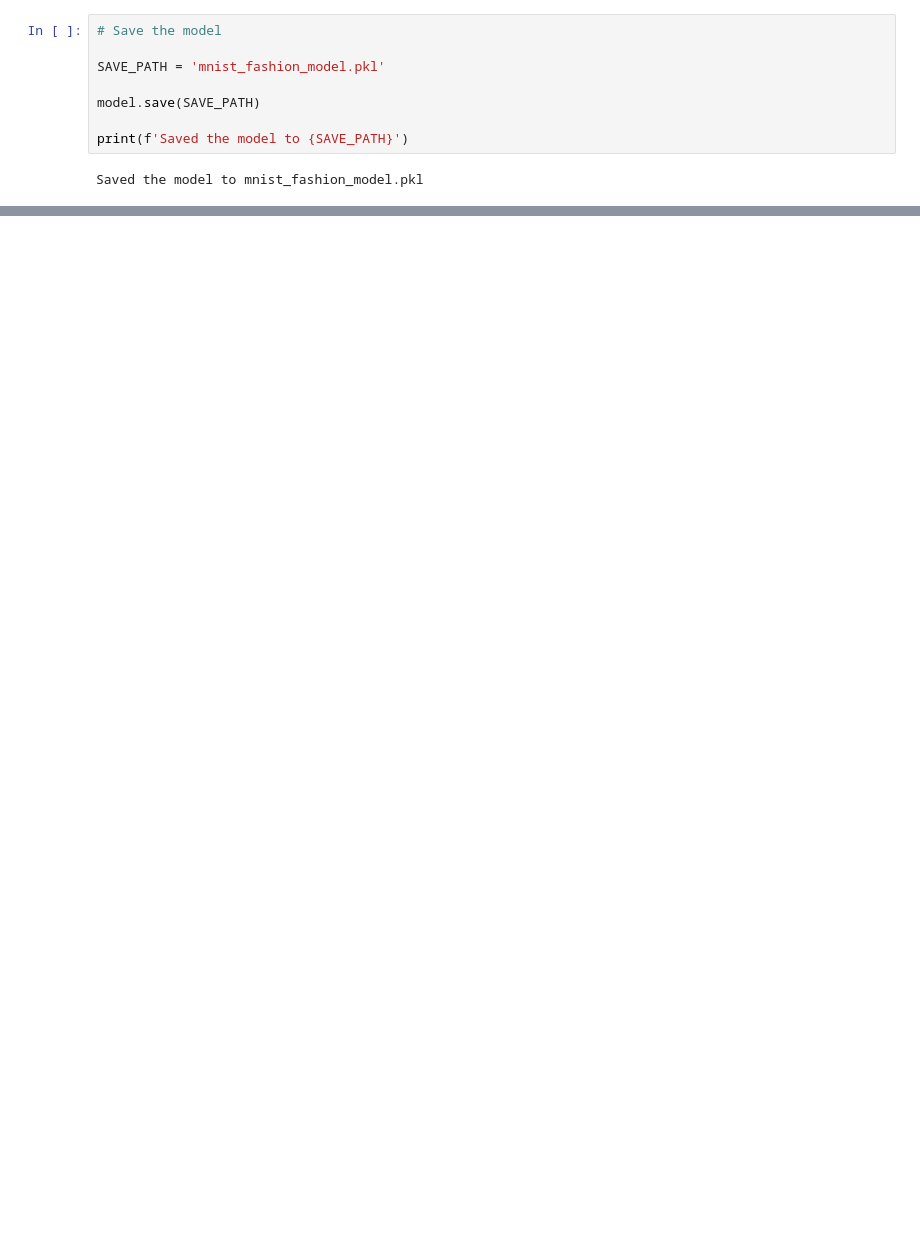
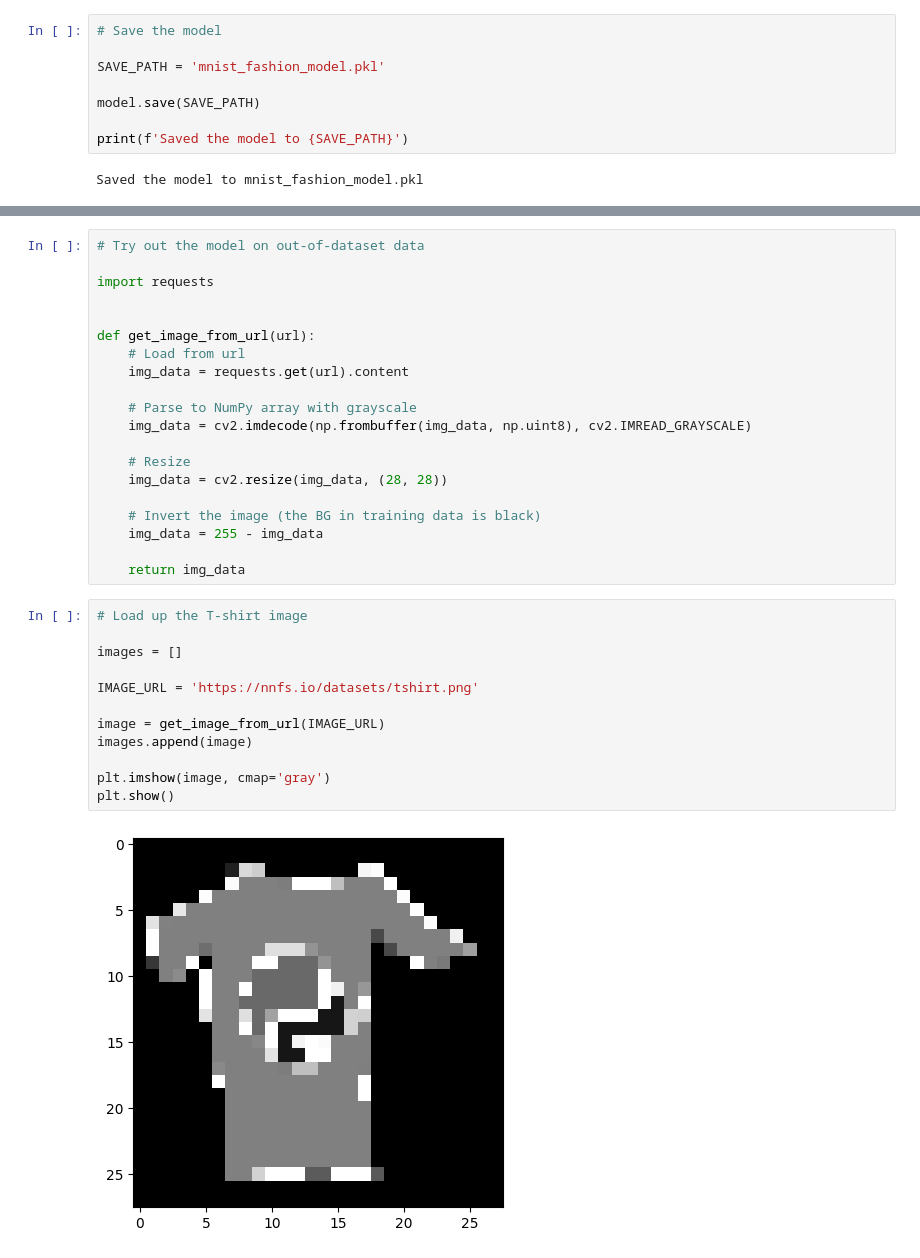
Before and after one commit to limtis0/NeularNetworksFromScratch, a Jupyter notebook: mnist_training.ipynb, the cells around one changed output, grey strips where cells are left out. Cells and saved outputs as stored; diff of their text form; blank space fills up the shorter version.

```diff
--- a/mnist_training.ipynb
+++ b/mnist_training.ipynb
@@ -185,0 +215,34 @@ Evaluation - acc: 0.919, loss: 0.218
+# %%
+# Try out the model on out-of-dataset data
+
+import requests
+
+
+def get_image_from_url(url):
+    # Load from url
+    img_data = requests.get(url).content
+
+    # Parse to NumPy array with grayscale
+    img_data = cv2.imdecode(np.frombuffer(img_data, np.uint8), cv2.IMREAD_GRAYSCALE)
+
+    # Resize
+    img_data = cv2.resize(img_data, (28, 28))
+
+    # Invert the image (the BG in training data is black)
+    img_data = 255 - img_data
+
+    return img_data
+# %%
+# Load up the T-shirt image
+
+images = []
+
+IMAGE_URL = 'https://nnfs.io/datasets/tshirt.png'
+
+image = get_image_from_url(IMAGE_URL)
+images.append(image)
+
+plt.imshow(image, cmap='gray')
+plt.show()
+# %% [output]
+[figure, added]
```
Also changed, not shown: parts of 9 cells of this notebook, 1 other file.
